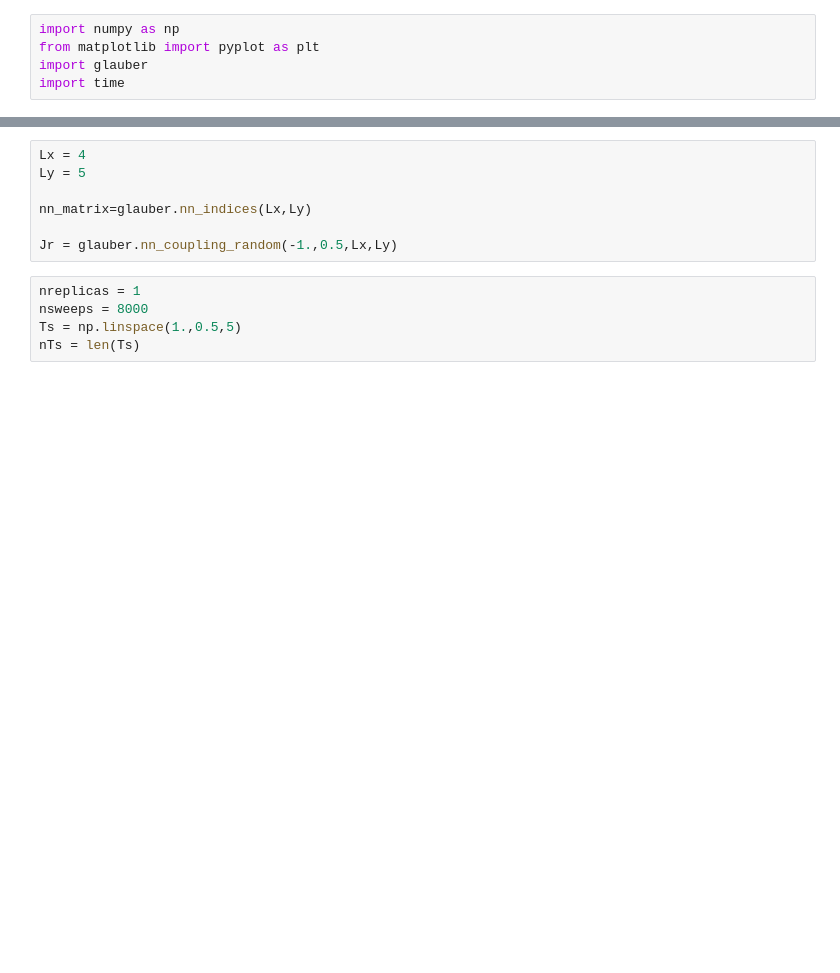
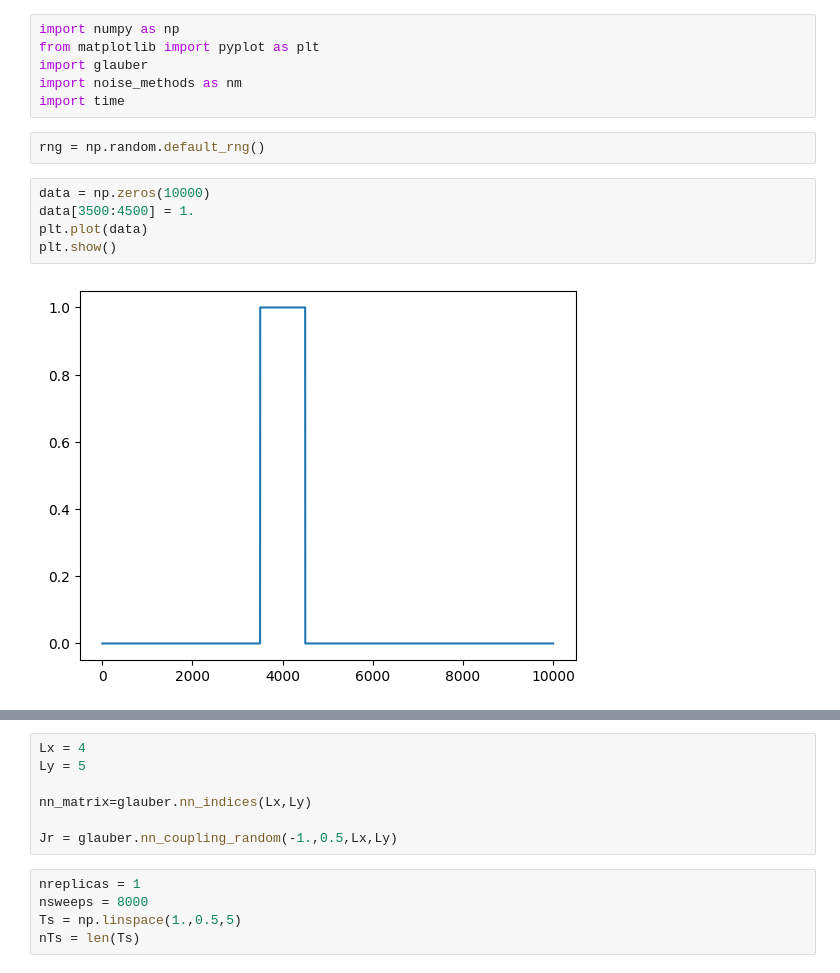
Before and after one commit to j-curtis/spin-glass-noise, a Jupyter notebook: testing.ipynb, the cells around one changed output, grey strips where cells are left out. Saved outputs shown, nothing was run; the diff lists cells and outputs as text; blank space fills up the shorter version.

Commit message:
Wrote and tested down sampling method to enable nonlinear spectra identification

```diff
--- a/testing.ipynb
+++ b/testing.ipynb
@@ -2,4 +2,14 @@
 import numpy as np
 from matplotlib import pyplot as plt
 import glauber
+import noise_methods as nm
 import time
+# %%
+rng = np.random.default_rng()
+# %%
+data = np.zeros(10000)
+data[3500:4500] = 1.
+plt.plot(data)
+plt.show()
+# %% [output]
+[figure, added]
```
Also changed, not shown: parts of 4 cells of this notebook, 1 other file.
